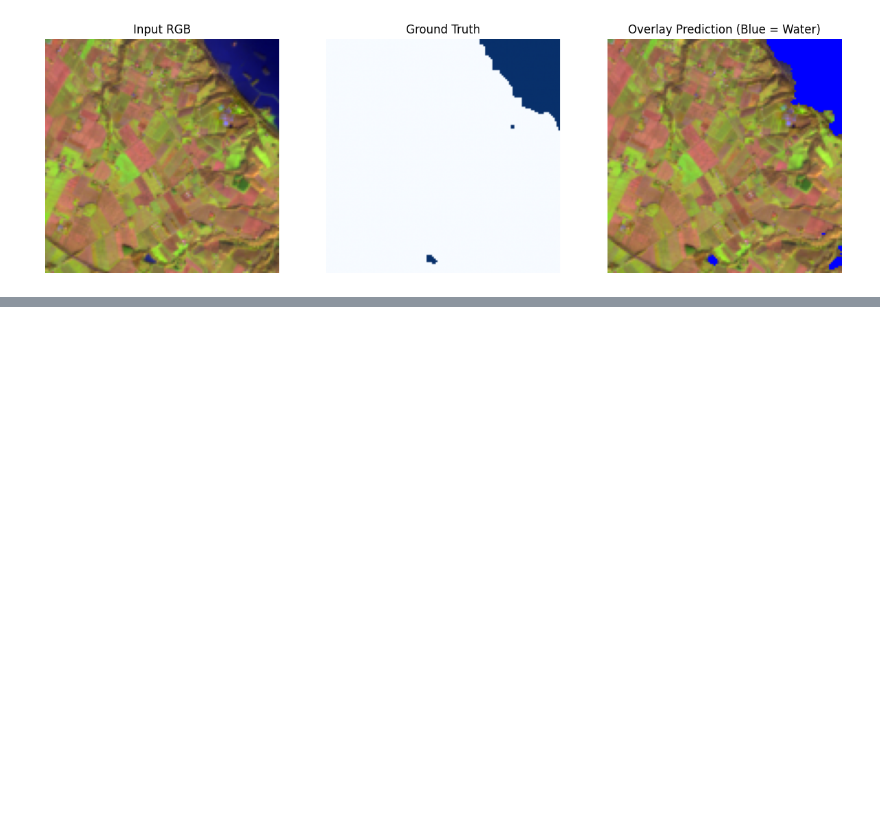
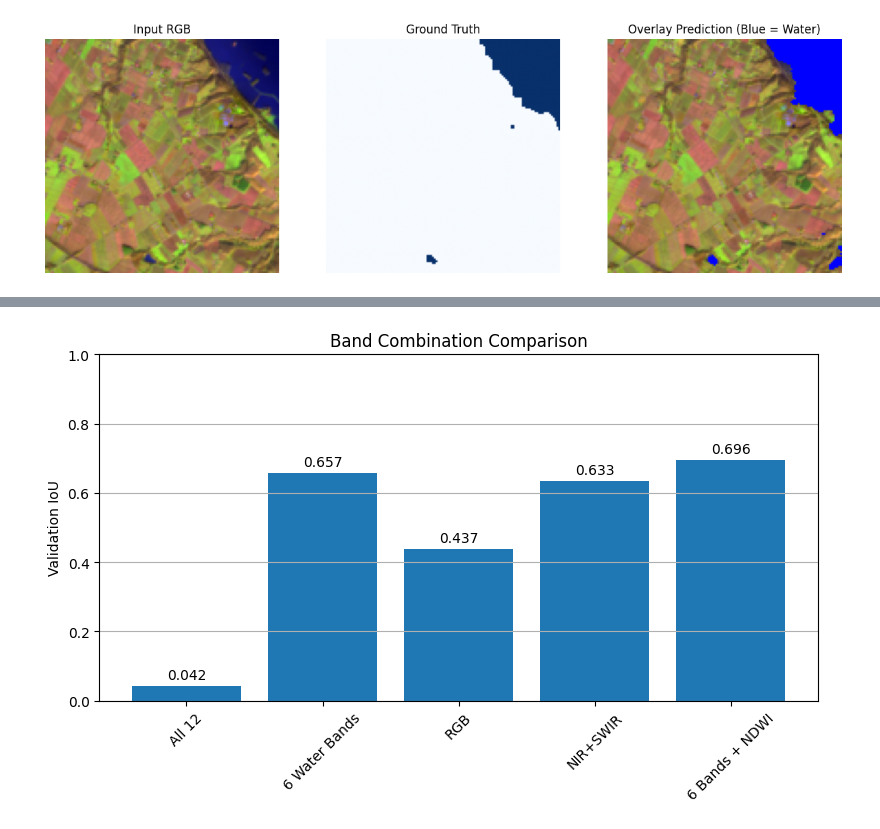
Before and after one commit to Seifkassab20/-Water-Segmentation-using-Multispectral-and-optical-Data, a Jupyter notebook: Segmentation.ipynb, the cells around one changed output, grey strips where cells are left out. Saved outputs shown, nothing was run; the diff lists cells and outputs as text; code cells hidden in the pictures; blank space fills up the shorter version.

Commit message:
Test Diffrent channels for the best model output

```diff
--- a/Segmentation.ipynb
+++ b/Segmentation.ipynb
@@ -490,3 +490,9 @@ plt.axis("off")
 plt.show()
 # %% [output]
 [figure]
+# %%
+bands_A = list(range(12))
+bands_B = [0, 1, 4, 5, 6, 11]
+bands_C = [3, 2, 1]  # R,G,B
+bands_D = [4, 5, 6]
+bands_E = [0, 1, 4, 5, 6, 11]  # + NDWI computed later
@@ -492,0 +616,12 @@ plt.show()
+# %%
+results = {}
+
+results["All 12"] = train_model(bands_A)
+results["6 Water Bands"] = train_model(bands_B)
+results["RGB"] = train_model(bands_C)
+results["NIR+SWIR"] = train_model(bands_D)
+results["6 Bands + NDWI"] = train_model(bands_B, add_ndwi=True)
+
+print("\nFinal Validation IoU Comparison:")
+for k, v in results.items():
+    print(f"{k}: {v:.4f}")
@@ -492,0 +646,22 @@ plt.show()
+# %%
+import matplotlib.pyplot as plt
+
+# Extract names and values
+model_names = list(results.keys())
+iou_scores = list(results.values())
+
+plt.figure(figsize=(8,5))
+plt.bar(model_names, iou_scores)
+plt.xticks(rotation=45)
+plt.ylabel("Validation IoU")
+plt.title("Band Combination Comparison")
+plt.ylim(0, 1)
+plt.grid(axis="y")
+
+for i, v in enumerate(iou_scores):
+    plt.text(i, v + 0.02, f"{v:.3f}", ha='center')
+
+plt.tight_layout()
+plt.show()
+# %% [output]
+[figure, added]
```
Also changed, not shown: parts of 3 cells of this notebook.
